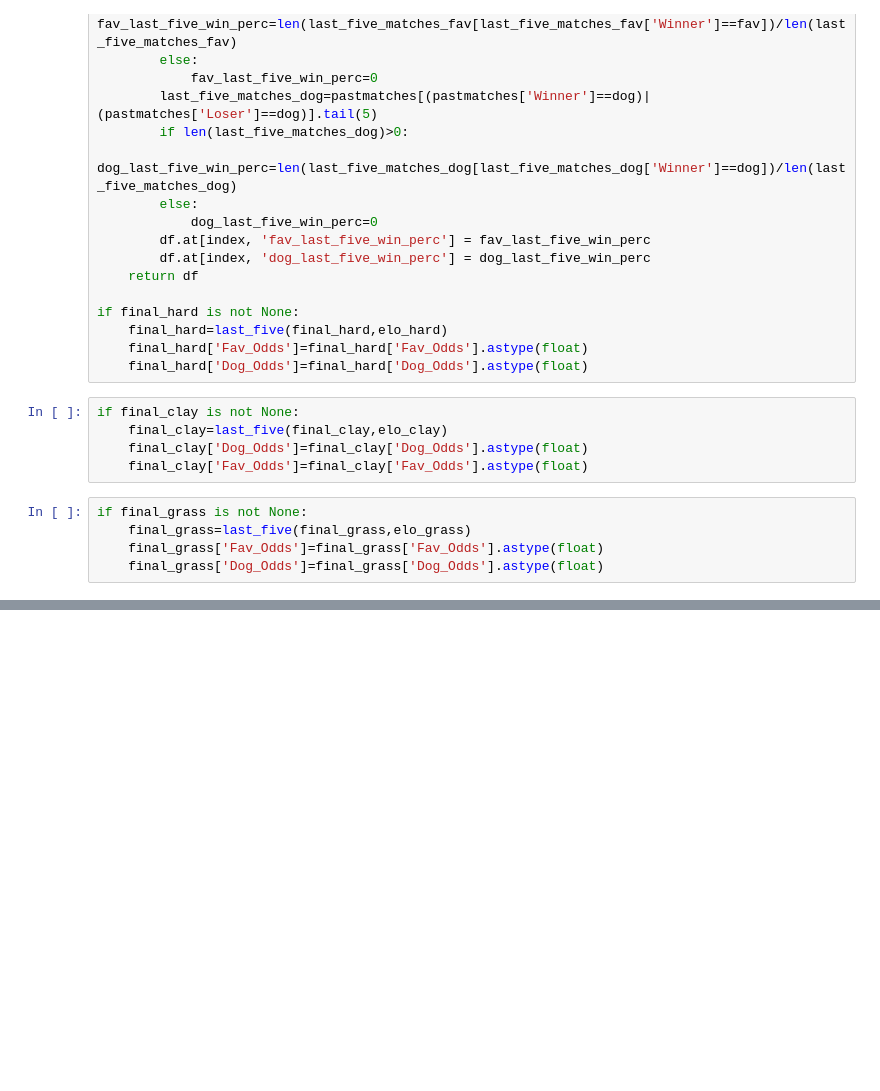
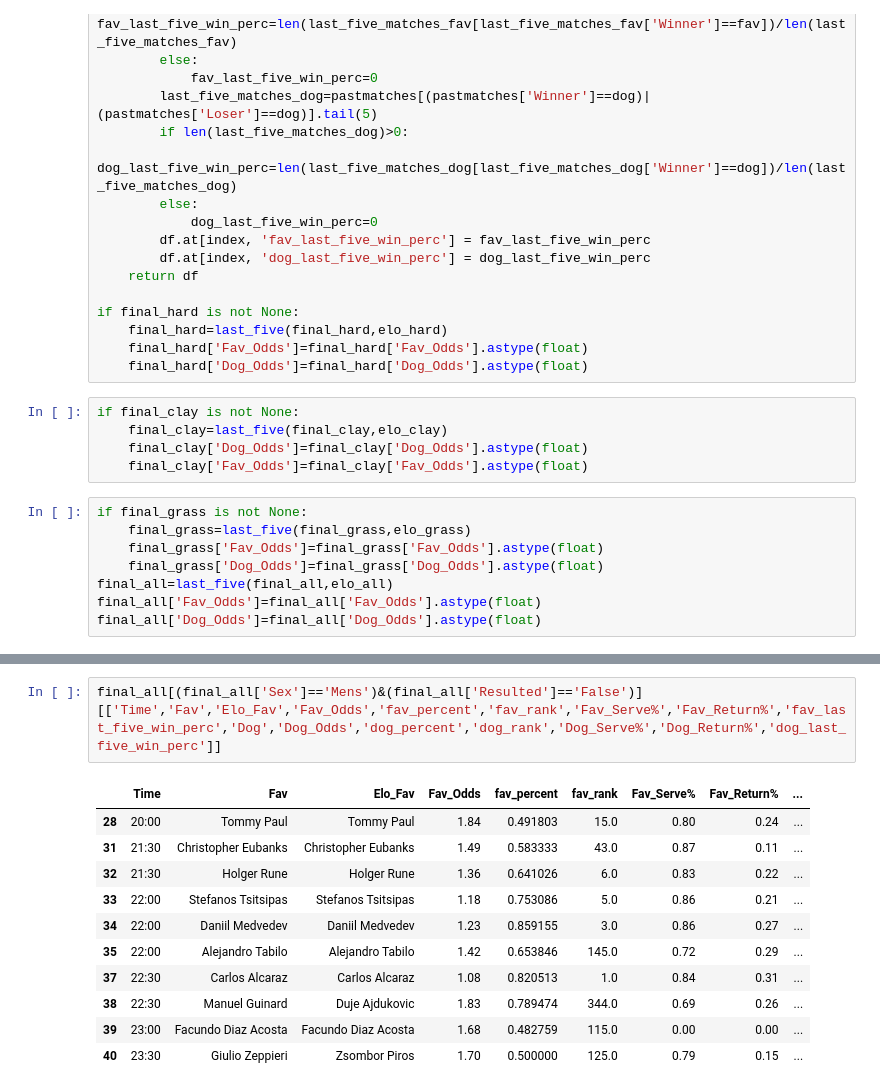
Before and after one commit to Witwolski/tennis_atp, a Jupyter notebook: ranking_analysis_new.ipynb, the cells around one changed output, grey strips where cells are left out. Drawn from its saved outputs; the diff is of its cells as text; blank space fills up the shorter version.

```diff
--- a/ranking_analysis_new.ipynb
+++ b/ranking_analysis_new.ipynb
@@ -277,6 +335,9 @@ if final_grass is not None:
     final_grass=last_five(final_grass,elo_grass)
     final_grass['Fav_Odds']=final_grass['Fav_Odds'].astype(float)
     final_grass['Dog_Odds']=final_grass['Dog_Odds'].astype(float)
+final_all=last_five(final_all,elo_all)
+final_all['Fav_Odds']=final_all['Fav_Odds'].astype(float)
+final_all['Dog_Odds']=final_all['Dog_Odds'].astype(float)
 # %%
 for _,i in elo_data_hard.iterrows():
     check1=elo_hard[((elo_hard['Winner']==i.Winner)&(elo_hard['Loser']==i.Loser))|((elo_hard['Loser']==i.Winner)&(elo_hard['Winner']==i.Loser))]
@@ -1222,0 +442,14 @@ pred_final
+# %%
+final_all[(final_all['Sex']=='Mens')&(final_all['Resulted']=='False')][['Time','Fav','Elo_Fav','Fav_Odds','fav_percent','fav_rank','Fav_Serve%','Fav_Return%','fav_last_five_win_perc','Dog','Dog_Odds','dog_percent','dog_rank','Dog_Serve%','Dog_Return%','dog_last_five_win_perc']]
+# %% [output]
+|  | Time | Fav | Elo_Fav | Fav_Odds | fav_percent | fav_rank | Fav_Serve% | Fav_Return% | ... |
+| 28 | 20:00 | Tommy Paul | Tommy Paul | 1.84 | 0.491803 | 15.0 | 0.80 | 0.24 | ... |
+| 31 | 21:30 | Christopher Eubanks | Christopher Eubanks | 1.49 | 0.583333 | 43.0 | 0.87 | 0.11 | ... |
+| 32 | 21:30 | Holger Rune | Holger Rune | 1.36 | 0.641026 | 6.0 | 0.83 | 0.22 | ... |
+| 33 | 22:00 | Stefanos Tsitsipas | Stefanos Tsitsipas | 1.18 | 0.753086 | 5.0 | 0.86 | 0.21 | ... |
+| 34 | 22:00 | Daniil Medvedev | Daniil Medvedev | 1.23 | 0.859155 | 3.0 | 0.86 | 0.27 | ... |
+| 35 | 22:00 | Alejandro Tabilo | Alejandro Tabilo | 1.42 | 0.653846 | 145.0 | 0.72 | 0.29 | ... |
+| 37 | 22:30 | Carlos Alcaraz | Carlos Alcaraz | 1.08 | 0.820513 | 1.0 | 0.84 | 0.31 | ... |
+| 38 | 22:30 | Manuel Guinard | Duje Ajdukovic | 1.83 | 0.789474 | 344.0 | 0.69 | 0.26 | ... |
+| 39 | 23:00 | Facundo Diaz Acosta | Facundo Diaz Acosta | 1.68 | 0.482759 | 115.0 | 0.00 | 0.00 | ... |
+| 40 | 23:30 | Giulio Zeppieri | Zsombor Piros | 1.70 | 0.500000 | 125.0 | 0.79 | 0.15 | ... |
```
Also changed, not shown: parts of 24 cells of this notebook, 15 other files.
